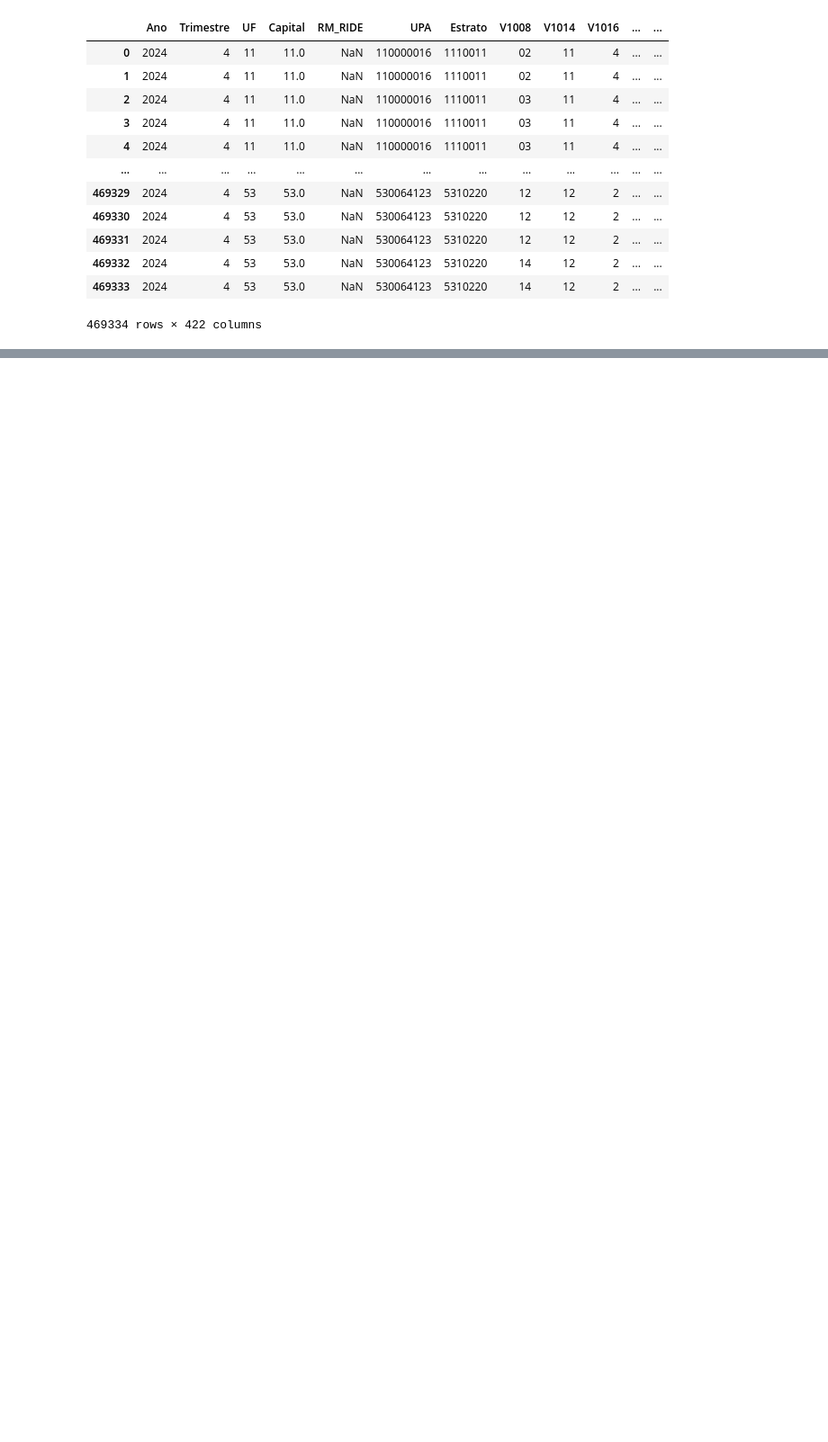
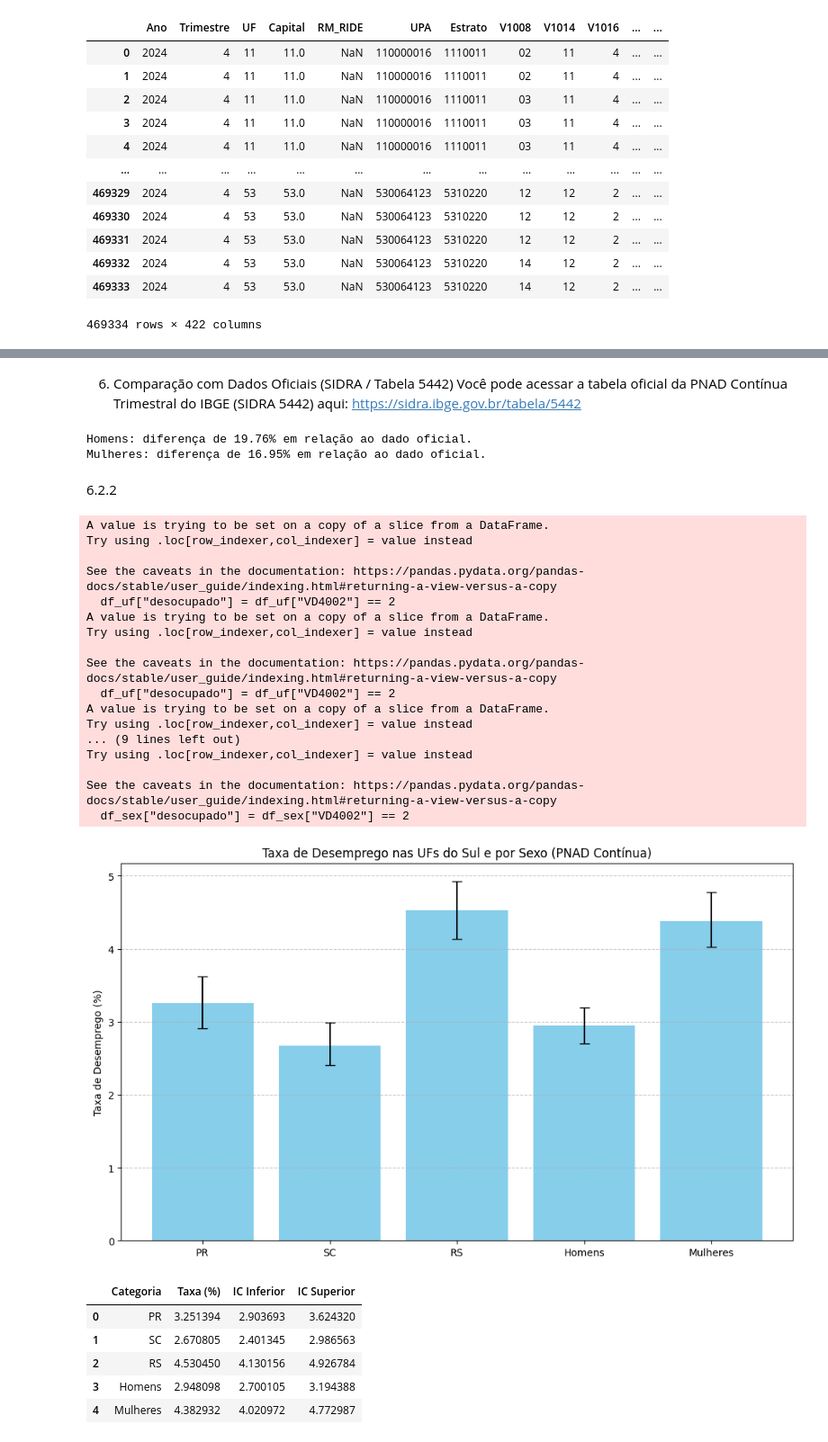
Before and after one commit to Uyris/cdadosaps03parte2, a Jupyter notebook: APS03parte2.ipynb, the cells around one changed output, grey strips where cells are left out. Shown at 90% size. Drawn from its saved outputs; the diff is of its cells as text; code cells hidden in the pictures; blank space fills up the shorter version.

```diff
--- a/APS03parte2.ipynb
+++ b/APS03parte2.ipynb
@@ -225,0 +153,73 @@ Cálculo realizado com ponderação pelo peso amostral (`V1028`) e intervalo de
+# %% [markdown]
+6. Comparação com Dados Oficiais (SIDRA / Tabela 5442)
+Você pode acessar a tabela oficial da PNAD Contínua Trimestral do IBGE (SIDRA 5442) aqui: https://sidra.ibge.gov.br/tabela/5442
+# %%
+dif_homens = (media_homens - 3200) / 3200 * 100
+dif_mulheres = (media_mulheres - 2600) / 2600 * 100
+
+print(f"Homens: diferença de {dif_homens:.2f}% em relação ao dado oficial.")
+print(f"Mulheres: diferença de {dif_mulheres:.2f}% em relação ao dado oficial.")
+# %% [output]
+Homens: diferença de 19.76% em relação ao dado oficial.
+Mulheres: diferença de 16.95% em relação ao dado oficial.
+# %% [markdown]
+6.2.2
+# %%
+df_filtered = df_pnad[(df_pnad['V2009'] >= 14) & (df_pnad['UF'].isin([41, 42, 43]))].copy()
+df_filtered = df_filtered[df_filtered['VD4002'].isin([1, 2])]
+
+# Taxa de desemprego por UF (PR, SC, RS)
+results_ufs = []
+for uf_code, uf_name in zip([41, 42, 43], ["PR", "SC", "RS"]):
+    df_uf = df_filtered[df_filtered["UF"] == uf_code]
+    df_uf_desocupados = df_uf[df_uf["VD4002"] == 2]
+    df_uf["desocupado"] = df_uf["VD4002"] == 2
+    taxa, (lower, upper) = bootstrap_ci(df_uf, "desocupado", "V1028")
+    results_ufs.append({"Categoria": uf_name, "Taxa (%)": taxa * 100, "IC Inferior": lower * 100, "IC Superior": upper * 100})
+
+# Taxa de desemprego por sexo
+results_sex = []
+for sex_code, sex_name in zip([1, 2], ["Homens", "Mulheres"]):
+    df_sex = df_filtered[df_filtered["V2007"] == sex_code]
+    df_sex["desocupado"] = df_sex["VD4002"] == 2
+    taxa, (lower, upper) = bootstrap_ci(df_sex, "desocupado", "V1028")
+    results_sex.append({"Categoria": sex_name, "Taxa (%)": taxa * 100, "IC Inferior": lower * 100, "IC Superior": upper * 100})
+
+# Junta os resultados
+results = pd.DataFrame(results_ufs + results_sex)
+
+# Visualização
+fig, ax = plt.subplots(figsize=(10, 6))
+ax.bar(results['Categoria'], results['Taxa (%)'], yerr=[results['Taxa (%)'] - results['IC Inferior'], results['IC Superior'] - results['Taxa (%)']], capsize=5, color='skyblue')
+ax.set_ylabel("Taxa de Desemprego (%)")
+ax.set_title("Taxa de Desemprego nas UFs do Sul e por Sexo (PNAD Contínua)")
+ax.grid(axis='y', linestyle='--', alpha=0.7)
+plt.tight_layout()
+plt.show()
+
+results
+# %% [output]
+A value is trying to be set on a copy of a slice from a DataFrame.
+Try using .loc[row_indexer,col_indexer] = value instead
+
+See the caveats in the documentation: https://pandas.pydata.org/pandas-docs/stable/user_guide/indexing.html#returning-a-view-versus-a-copy
+  df_uf["desocupado"] = df_uf["VD4002"] == 2
+A value is trying to be set on a copy of a slice from a DataFrame.
+Try using .loc[row_indexer,col_indexer] = value instead
+
+See the caveats in the documentation: https://pandas.pydata.org/pandas-docs/stable/user_guide/indexing.html#returning-a-view-versus-a-copy
+  df_uf["desocupado"] = df_uf["VD4002"] == 2
+A value is trying to be set on a copy of a slice from a DataFrame.
+Try using .loc[row_indexer,col_indexer] = value instead
+... (9 lines left out)
+Try using .loc[row_indexer,col_indexer] = value instead
+
+See the caveats in the documentation: https://pandas.pydata.org/pandas-docs/stable/user_guide/indexing.html#returning-a-view-versus-a-copy
+  df_sex["desocupado"] = df_sex["VD4002"] == 2
+[figure, added]
+|  | Categoria | Taxa (%) | IC Inferior | IC Superior |
+| 0 | PR | 3.251394 | 2.903693 | 3.624320 |
+| 1 | SC | 2.670805 | 2.401345 | 2.986563 |
+| 2 | RS | 4.530450 | 4.130156 | 4.926784 |
+| 3 | Homens | 2.948098 | 2.700105 | 3.194388 |
+| 4 | Mulheres | 4.382932 | 4.020972 | 4.772987 |
```
Also changed, not shown: parts of 33 cells of this notebook.
